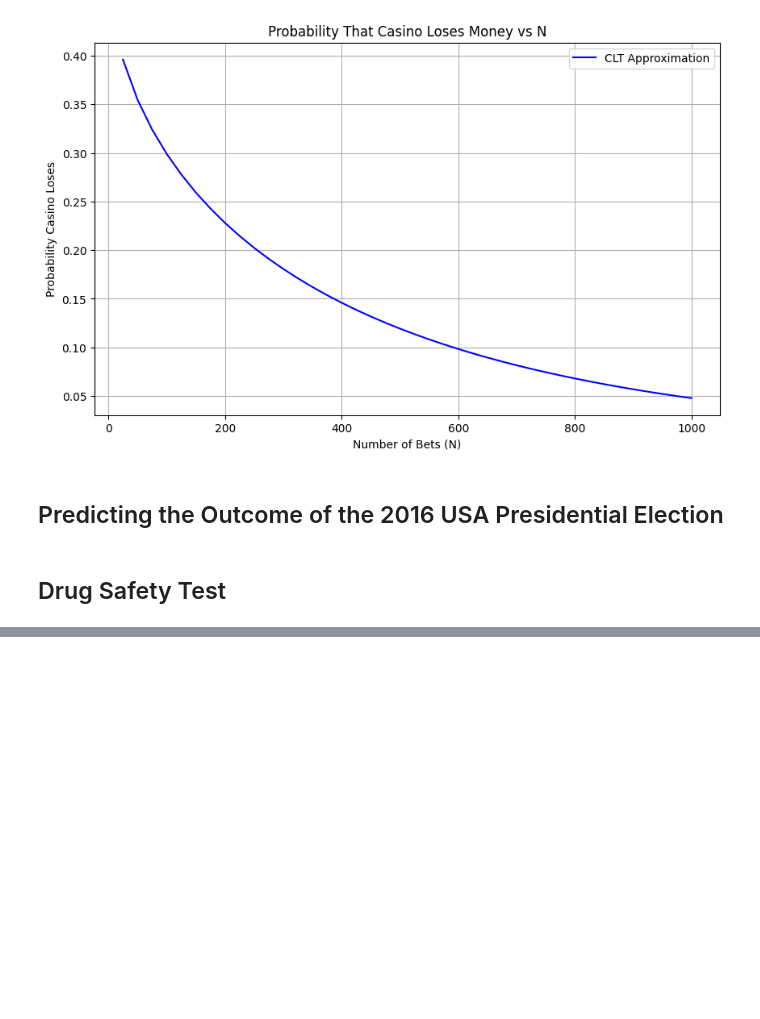
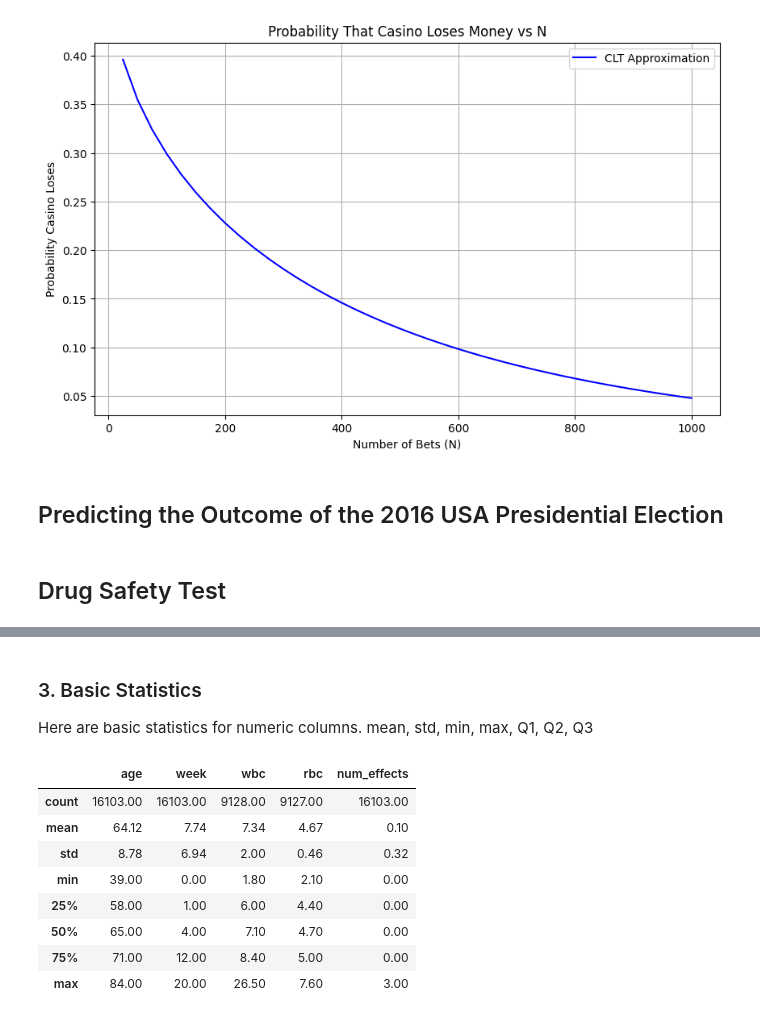
Before and after one commit to Amir-rfz/Data-Science-Course-Projects-S2025, a Jupyter notebook: CA0/CA0.ipynb, the cells around one changed output, grey strips where cells are left out. Drawn from its saved outputs; the diff is of its cells as text; code cells hidden in the pictures; blank space fills up the shorter version.

```diff
--- a/CA0/CA0.ipynb
+++ b/CA0/CA0.ipynb
@@ -285,0 +301,17 @@ plt.show()
+# %% [markdown]
+### 3. Basic Statistics
+Here are basic statistics for numeric columns. mean, std, min, max, Q1, Q2, Q3
+# %%
+numeric_cols = ['age', 'week','wbc', 'rbc', 'num_effects']
+summary_stats = df[numeric_cols].describe()
+display(summary_stats.round(2))
+# %% [output]
+|  | age | week | wbc | rbc | num_effects |
+| count | 16103.00 | 16103.00 | 9128.00 | 9127.00 | 16103.00 |
+| mean | 64.12 | 7.74 | 7.34 | 4.67 | 0.10 |
+| std | 8.78 | 6.94 | 2.00 | 0.46 | 0.32 |
+| min | 39.00 | 0.00 | 1.80 | 2.10 | 0.00 |
+| 25% | 58.00 | 1.00 | 6.00 | 4.40 | 0.00 |
+| 50% | 65.00 | 4.00 | 7.10 | 4.70 | 0.00 |
+| 75% | 71.00 | 12.00 | 8.40 | 5.00 | 0.00 |
+| max | 84.00 | 20.00 | 26.50 | 7.60 | 3.00 |
```
Also changed, not shown: parts of 24 cells of this notebook.
